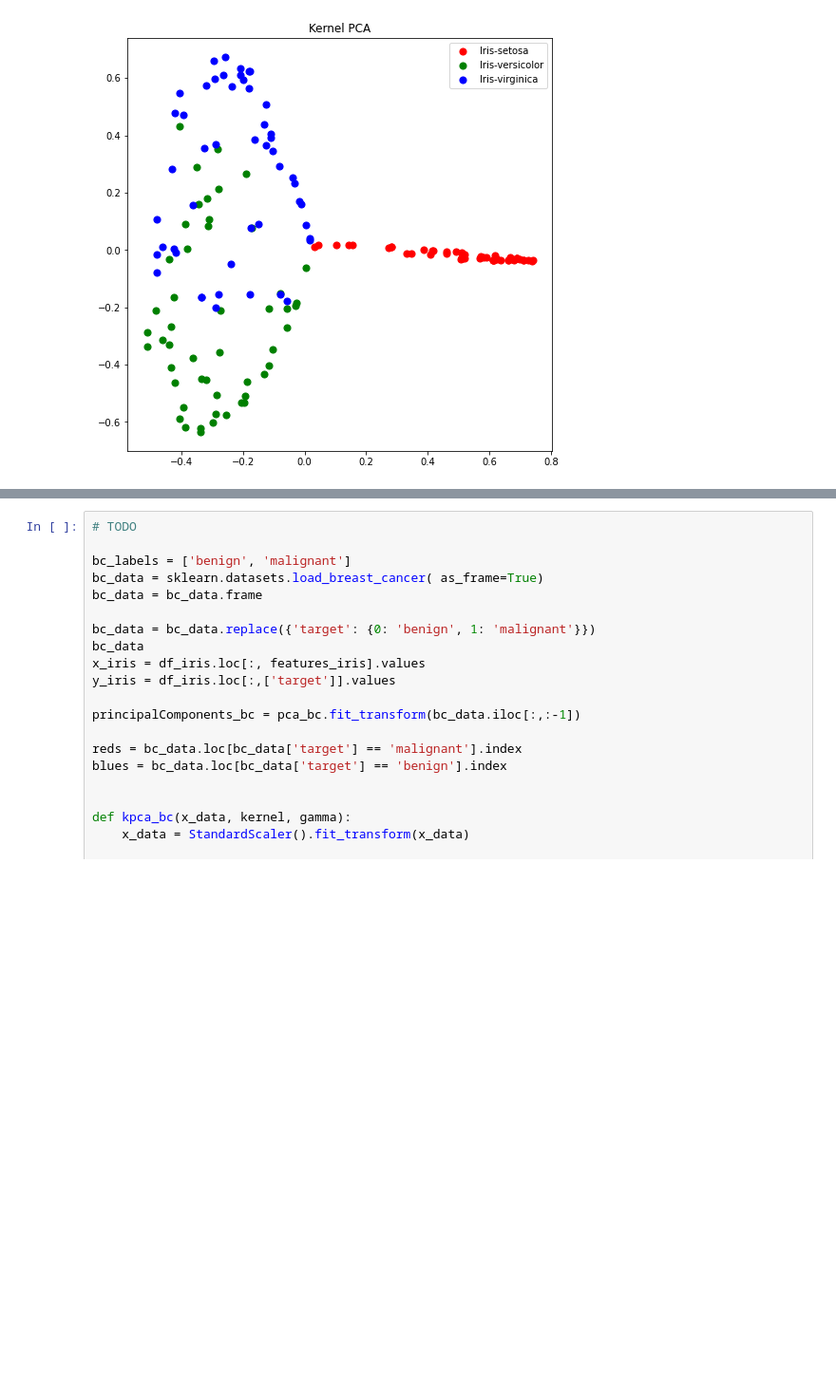
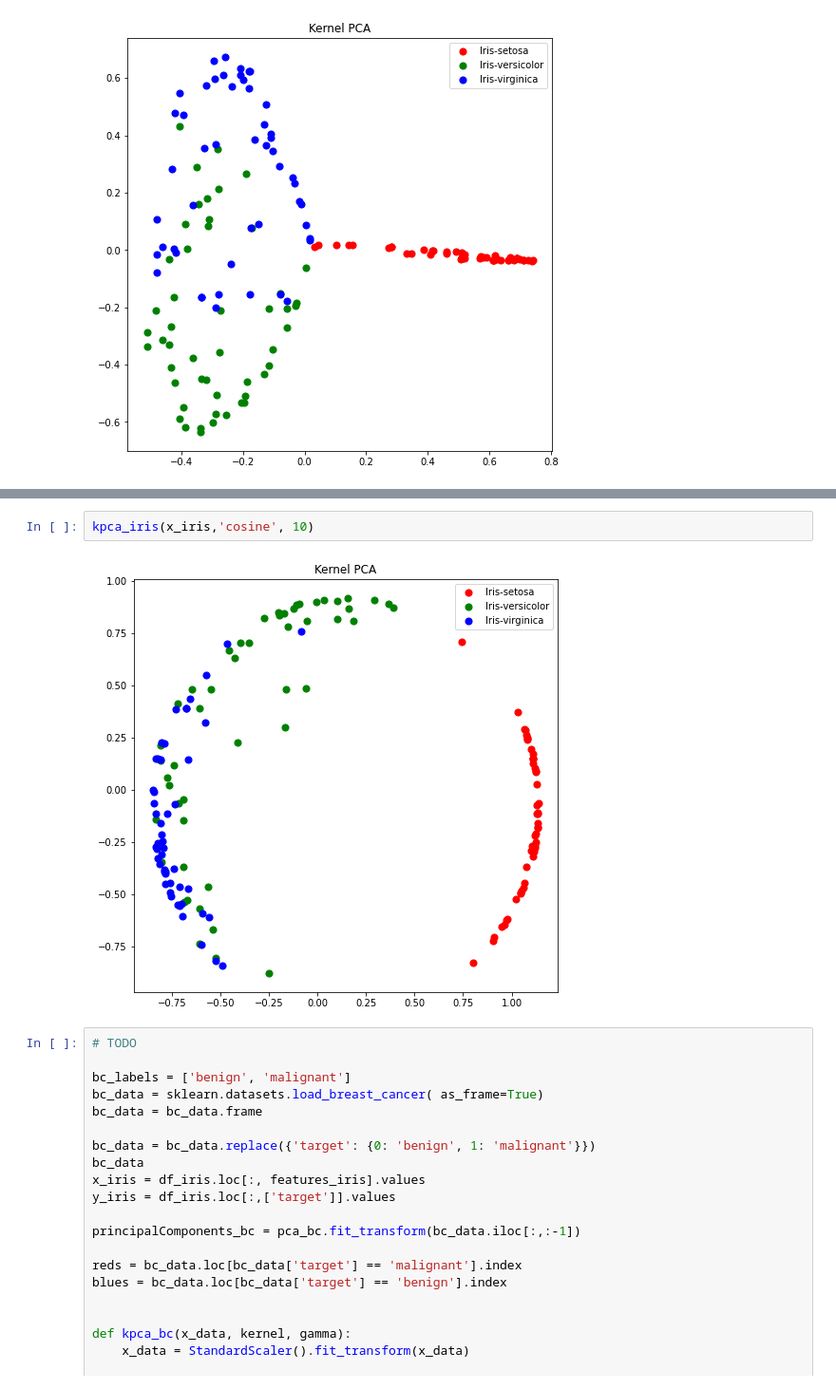
Before and after one commit to PKopel/data-embedding, a Jupyter notebook: pca_kernelpca_lab.ipynb, the cells around one changed output, grey strips where cells are left out. Shown at 95% size. Cells and saved outputs as stored; diff of their text form; blank space fills up the shorter version.

```diff
--- a/pca_kernelpca_lab.ipynb
+++ b/pca_kernelpca_lab.ipynb
@@ -397,3 +397,7 @@ kpca_iris(x_iris,'poly', 10)
+# %%
+kpca_iris(x_iris,'cosine', 10)
+# %% [output]
+[figure, added]
 # %%
 # TODO
 
```
Also changed, not shown: parts of 2 cells of this notebook.
